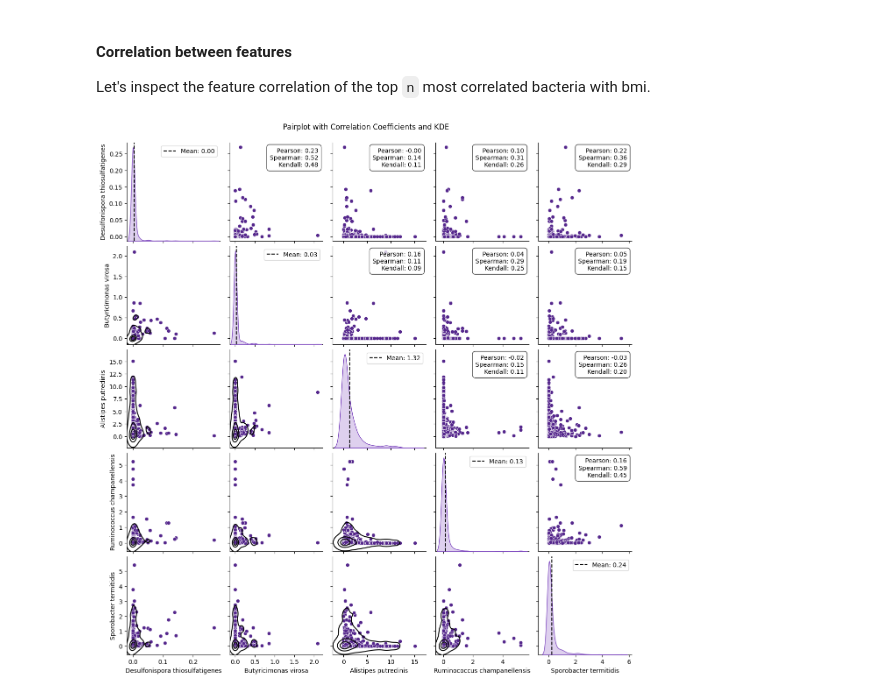
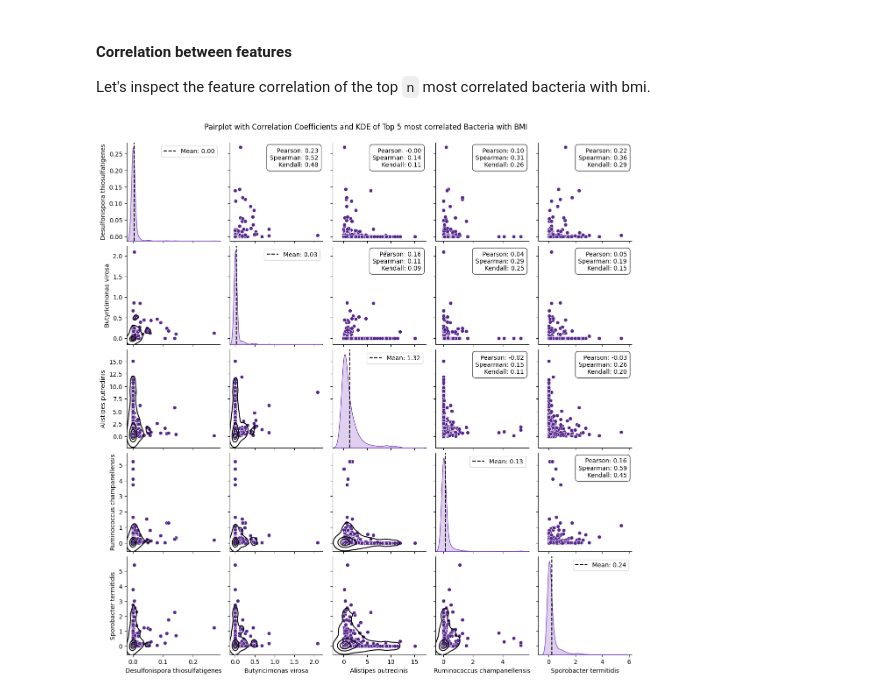
Before and after one commit to KonsKons26/mlcb-a1, a Jupyter notebook: notebooks/data_overview.ipynb, the cells around one changed output. Drawn from its saved outputs; the diff is of its cells as text; code cells hidden in the pictures.

```diff
--- a/notebooks/data_overview.ipynb
+++ b/notebooks/data_overview.ipynb
@@ -135,7 +167,7 @@ plt.show()
 # %% [markdown]
 ## Correlations
 # %%
-bacteria_corr_array, bactera_sorted_by_corr = plot_correlation_coefficients(
+bacteria_corr_array_bmi, bactera_sorted_by_corr_bmi = plot_correlation_coefficients(
     bacteria,
     bmi,
     abs_corr=True,
@@ -158,7 +186,10 @@ first_n_bacteria = bacteria[first_n_bacteria_names]
 # %%
+n = 5
+first_n_bacteria_names = bactera_sorted_by_corr_bmi[:n]
+first_n_bacteria = bacteria[first_n_bacteria_names]
 plot_correlated_pairplot(
         first_n_bacteria,
-        title="Pairplot with Correlation Coefficients and KDE"
+        title="Pairplot with Correlation Coefficients and KDE of Top 5 most correlated Bacteria with BMI"
 )
 # %% [output]
-[figure, old version]
+[figure, new version]
```
Also changed, not shown: parts of 14 cells of this notebook, 1 other file.
